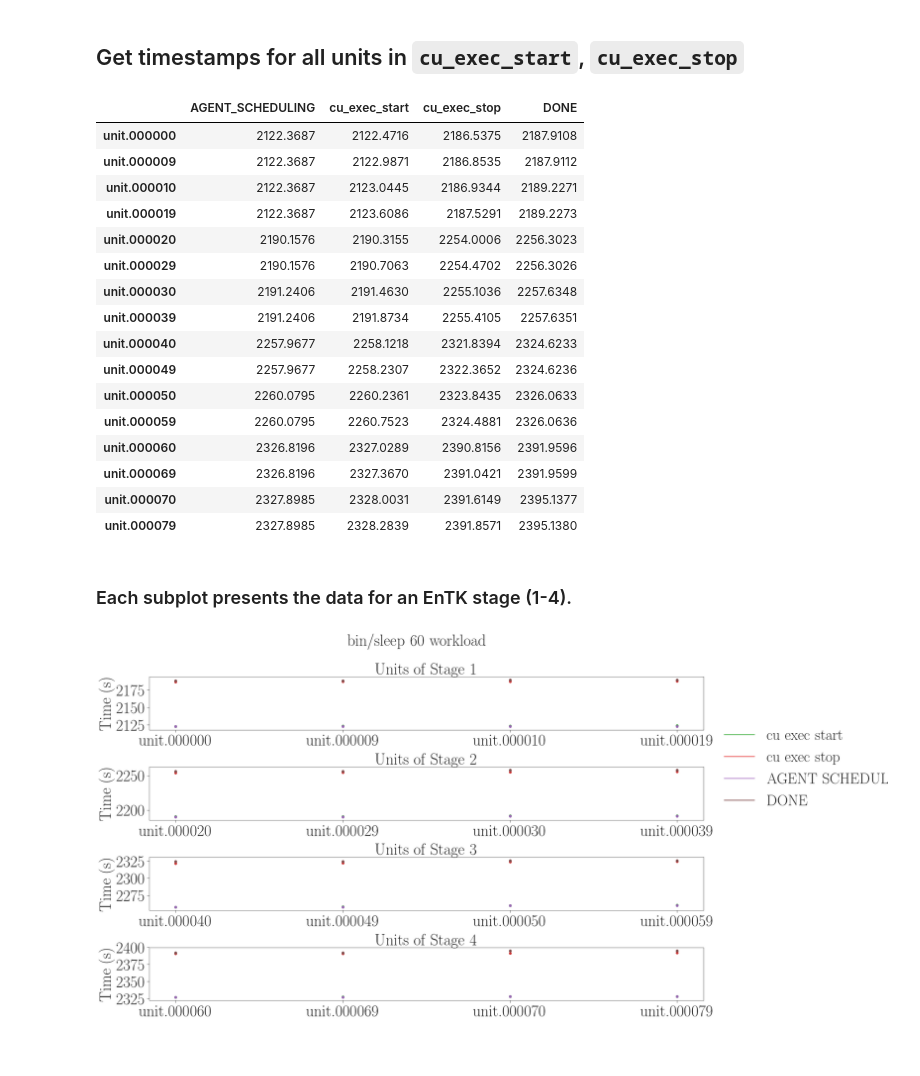
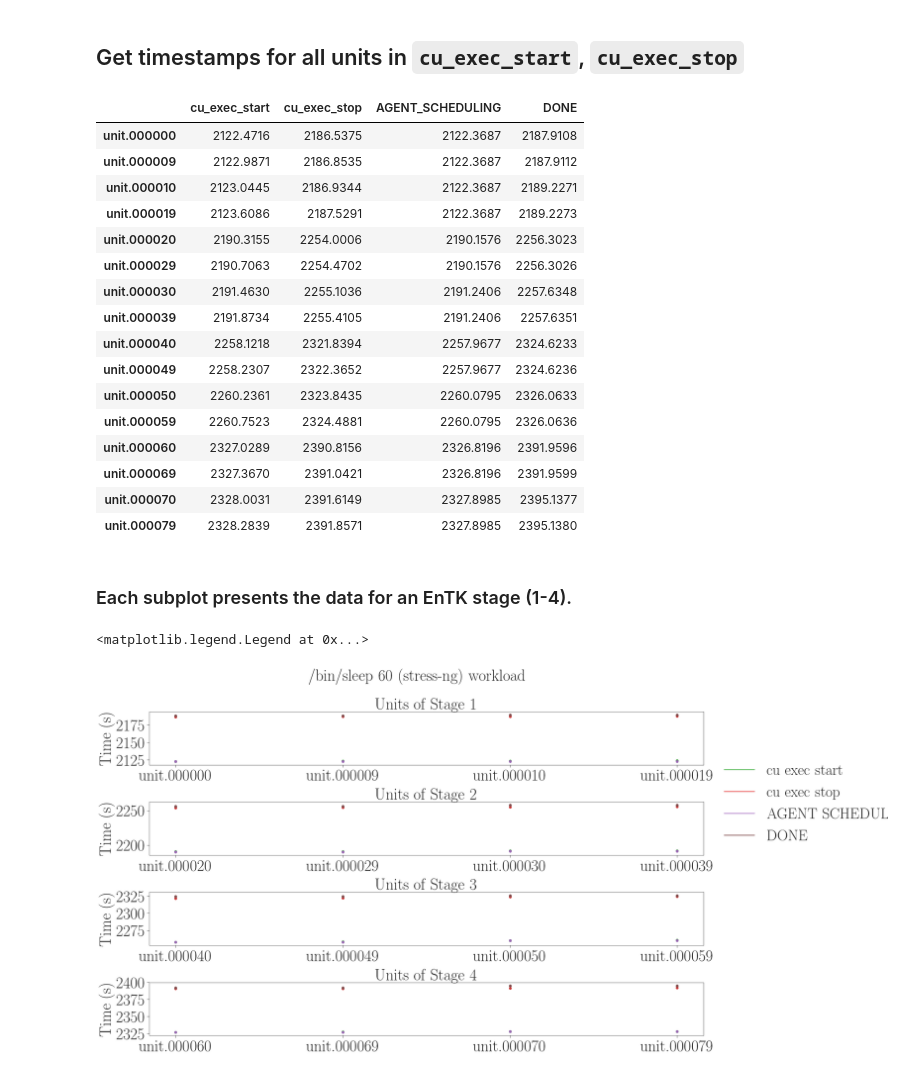
Before and after one commit to radical-experiments/htbac-escience-18, a Jupyter notebook: workflow/stress-ng-rp-profiles.ipynb, the cells around one changed output. Cells and saved outputs as stored; diff of their text form; code cells hidden in the pictures.

Commit message:
stress-ng workload

```diff
--- a/workflow/stress-ng-rp-profiles.ipynb
+++ b/workflow/stress-ng-rp-profiles.ipynb
@@ -61,8 +61,8 @@ Synapse: Weak Scaling: Total number of units: 80
 # data
 # %%
 rp_folder = glob.glob('../null_continuous_fifo/stress-ng-rp-only/correct_stress_ng_no_entk-json/rp.*')
+re_folder = glob.glob('../null_continuous_fifo/stress-ng-rp-only/correct_stress_ng_no_entk-json/re.*')
 
-re_folder = glob.glob('../null_continuous_fifo/stress-ng-rp-only/correct_stress_ng_no_entk-json/re.*')
 src = rp_folder[0]
 session = ra.Session(stype='radical.pilot', src=src)
 src = '/Users/JumanaDakka/git/htbac-escience-18/null_continuous_fifo/stress-ng-rp-only/correct_stress_ng_no_entk-json'
@@ -112,7 +112,7 @@ DONE_data = set()
 DONE_data = [x for x in Duplicates_DONE_data if x not in DONE_data and (DONE_data.add(x) or True)]
 DONE_data = pd.DataFrame(DONE_data, columns = ['DONE'], index = units_ids)
 
-df = pd.concat([AGENT_SCHEDULING_data, cu_start_data, cu_stop_data,  DONE_data],  axis=1)
+df = pd.concat([cu_start_data, cu_stop_data, AGENT_SCHEDULING_data, DONE_data],  axis=1)
 df
 
 
@@ -128,23 +128,23 @@ df
 # data['cu_exec_stop'] = stop_data
 # data
 # %% [output]
-|  | AGENT_SCHEDULING | cu_exec_start | cu_exec_stop | DONE |
-| unit.000000 | 2122.3687 | 2122.4716 | 2186.5375 | 2187.9108 |
-| unit.000009 | 2122.3687 | 2122.9871 | 2186.8535 | 2187.9112 |
-| unit.000010 | 2122.3687 | 2123.0445 | 2186.9344 | 2189.2271 |
-| unit.000019 | 2122.3687 | 2123.6086 | 2187.5291 | 2189.2273 |
-| unit.000020 | 2190.1576 | 2190.3155 | 2254.0006 | 2256.3023 |
-| unit.000029 | 2190.1576 | 2190.7063 | 2254.4702 | 2256.3026 |
-| unit.000030 | 2191.2406 | 2191.4630 | 2255.1036 | 2257.6348 |
-| unit.000039 | 2191.2406 | 2191.8734 | 2255.4105 | 2257.6351 |
-| unit.000040 | 2257.9677 | 2258.1218 | 2321.8394 | 2324.6233 |
-| unit.000049 | 2257.9677 | 2258.2307 | 2322.3652 | 2324.6236 |
-| unit.000050 | 2260.0795 | 2260.2361 | 2323.8435 | 2326.0633 |
-| unit.000059 | 2260.0795 | 2260.7523 | 2324.4881 | 2326.0636 |
-| unit.000060 | 2326.8196 | 2327.0289 | 2390.8156 | 2391.9596 |
-| unit.000069 | 2326.8196 | 2327.3670 | 2391.0421 | 2391.9599 |
-| unit.000070 | 2327.8985 | 2328.0031 | 2391.6149 | 2395.1377 |
-| unit.000079 | 2327.8985 | 2328.2839 | 2391.8571 | 2395.1380 |
+|  | cu_exec_start | cu_exec_stop | AGENT_SCHEDULING | DONE |
+| unit.000000 | 2122.4716 | 2186.5375 | 2122.3687 | 2187.9108 |
+| unit.000009 | 2122.9871 | 2186.8535 | 2122.3687 | 2187.9112 |
+| unit.000010 | 2123.0445 | 2186.9344 | 2122.3687 | 2189.2271 |
+| unit.000019 | 2123.6086 | 2187.5291 | 2122.3687 | 2189.2273 |
+| unit.000020 | 2190.3155 | 2254.0006 | 2190.1576 | 2256.3023 |
+| unit.000029 | 2190.7063 | 2254.4702 | 2190.1576 | 2256.3026 |
+| unit.000030 | 2191.4630 | 2255.1036 | 2191.2406 | 2257.6348 |
+| unit.000039 | 2191.8734 | 2255.4105 | 2191.2406 | 2257.6351 |
+| unit.000040 | 2258.1218 | 2321.8394 | 2257.9677 | 2324.6233 |
+| unit.000049 | 2258.2307 | 2322.3652 | 2257.9677 | 2324.6236 |
+| unit.000050 | 2260.2361 | 2323.8435 | 2260.0795 | 2326.0633 |
+| unit.000059 | 2260.7523 | 2324.4881 | 2260.0795 | 2326.0636 |
+| unit.000060 | 2327.0289 | 2390.8156 | 2326.8196 | 2391.9596 |
+| unit.000069 | 2327.3670 | 2391.0421 | 2326.8196 | 2391.9599 |
+| unit.000070 | 2328.0031 | 2391.6149 | 2327.8985 | 2395.1377 |
+| unit.000079 | 2328.2839 | 2391.8571 | 2327.8985 | 2395.1380 |
 # %% [markdown]
 ### Each subplot presents the data for an EnTK stage (1-4).
 # %%
@@ -154,7 +154,7 @@ fwidth = 32
 fhight = 10
 
 fig, axarr = plt.subplots(4, figsize=(25,15))
-fig.suptitle('bin/sleep 60 workload')
+fig.suptitle('/bin/sleep 60 (stress-ng) workload')
 axarr[0].scatter(df.iloc[0:4]['cu_exec_start'].index, df.iloc[0:4]['cu_exec_start'],  marker='o', color=tableau20[4])
 axarr[0].scatter(df.iloc[0:4]['cu_exec_start'].index, df.iloc[0:4]['cu_exec_stop'],  marker='o', color=tableau20[6])
 axarr[0].scatter(df.iloc[0:4]['AGENT_SCHEDULING'].index, df.iloc[0:4]['AGENT_SCHEDULING'],  marker='o', color=tableau20[8])
@@ -175,33 +175,34 @@ axarr[2].scatter(df.iloc[8:12]['cu_exec_start'].index, df.iloc[8:12]['cu_exec_st
 axarr[2].scatter(df.iloc[8:12]['AGENT_SCHEDULING'].index, df.iloc[8:12]['AGENT_SCHEDULING'],  marker='o', color=tableau20[8])
 axarr[2].scatter(df.iloc[8:12]['DONE'].index, df.iloc[8:12]['DONE'],  marker='o', color=tableau20[10])
 axarr[2].set_title('Units of Stage 3')
 axarr[2].set_ylabel('Time (s)')
 
 axarr[3].scatter(df.iloc[12:16]['cu_exec_start'].index, df.iloc[12:16]['cu_exec_start'],  marker='o', color=tableau20[4])
 axarr[3].scatter(df.iloc[12:16]['cu_exec_start'].index, df.iloc[12:16]['cu_exec_stop'],  marker='o', color=tableau20[6])
 axarr[3].scatter(df.iloc[12:16]['AGENT_SCHEDULING'].index, df.iloc[12:16]['AGENT_SCHEDULING'],  marker='o', color=tableau20[8])
 axarr[3].scatter(df.iloc[12:16]['DONE'].index, df.iloc[12:16]['DONE'],  marker='o', color=tableau20[10])
 axarr[3].set_title('Units of Stage 4')
 axarr[3].set_ylabel('Time (s)')
 
 fig.subplots_adjust(hspace=0.7)
 fig.legend((
                 mpl.lines.Line2D([], [], color=tableau20[4]),
                 mpl.lines.Line2D([], [], color=tableau20[6]),
                 mpl.lines.Line2D([], [], color=tableau20[8]),
                 mpl.lines.Line2D([], [], color=tableau20[10])
            ),
            (
                 'cu exec start',
                 'cu exec stop',
                 'AGENT SCHEDULING',
                 'DONE'
            ),
             bbox_to_anchor=(.87, .7), loc=2, borderaxespad=0.)
 
 
 # fig.legend(bbox_to_anchor=(1.05, 1), loc=2, borderaxespad=0.)
-plt.savefig('bin_sleep_60_heterogeneous_protocols_CUs.pdf', dpi=300, bbox_inches='tight')
-plt.savefig('bin_sleep_60_heterogeneous_protocols_CUs.png', dpi=300, bbox_inches='tight')
+# plt.savefig('bin_echo_heterogeneous_protocols_CUs.pdf', dpi=300, bbox_inches='tight')
+# plt.savefig('bin_echo_heterogeneous_protocols_CUs.png', dpi=300, bbox_inches='tight')
 # %% [output]
+<matplotlib.legend.Legend at 0x...>
-[figure, old version]
+[figure, new version]
```
Also changed, not shown: parts of 1 cell of this notebook.
